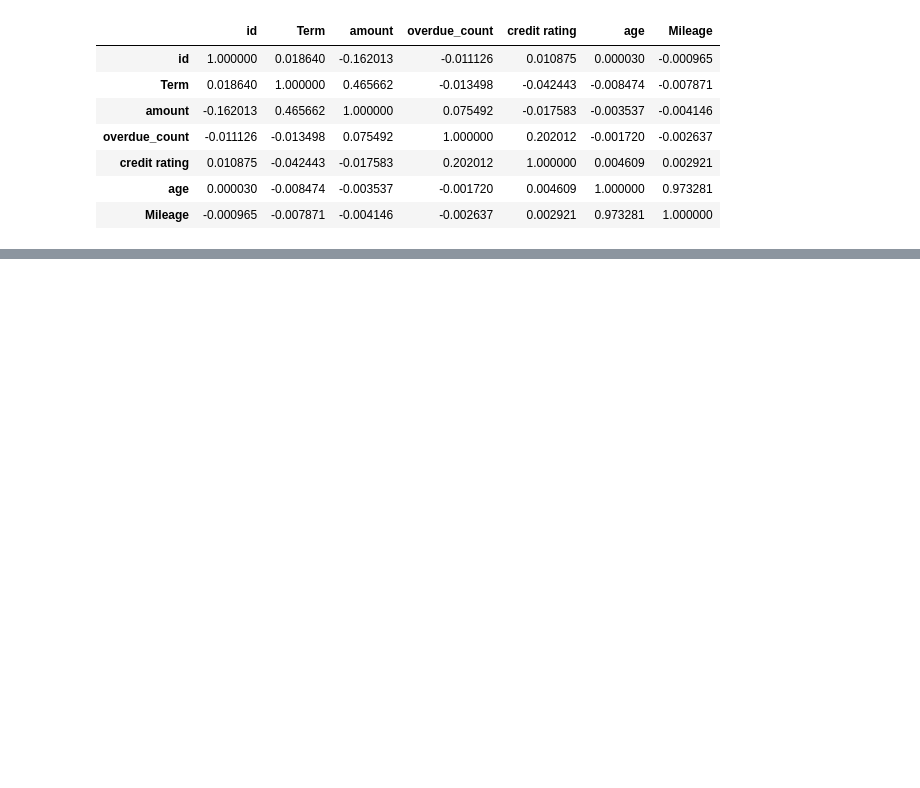
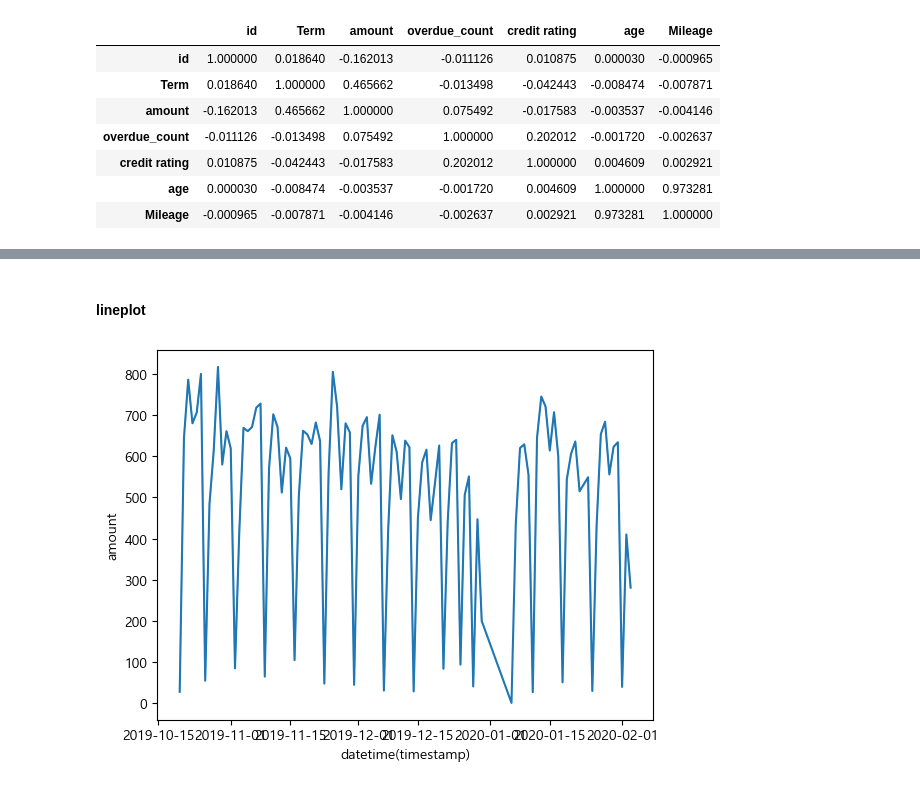
Before and after one commit to GabaeOh/study_data_analytics, a Jupyter notebook: codes/visuallizations/UsingCharts_TypeOfContractChannel.ipynb, the cells around one changed output, grey strips where cells are left out. Cells and saved outputs as stored; diff of their text form; code cells hidden in the pictures; blank space fills up the shorter version.

```diff
--- a/codes/visuallizations/UsingCharts_TypeOfContractChannel.ipynb
+++ b/codes/visuallizations/UsingCharts_TypeOfContractChannel.ipynb
@@ -310,0 +321,3 @@ df_TOCC.describe()
+# %%
+df_TOCC['datetime(timestamp)'] = pd.to_datetime(df_TOCC['datetime'])
+df_TOCC['datetime(timestamp)']
@@ -310,0 +337,10 @@ df_TOCC.describe()
+# %% [markdown]
+#### lineplot
+# %%
+# sns.lineplot(data=df_TOCC, x='datetime(timestamp)', y='amount')
+sns.lineplot(data=df_TOCC, x='datetime(timestamp)', y='amount', estimator=len)
+plt.show()
+# 날짜별로 주기적으로 0-100 사이로 떨어지는 것은 회사도 휴일이 있기 때문
+# 0이 아닌 이유는 회사는 쉬지만 인터넷 거래는 휴일과 상관없기 때문
+# %% [output]
+[figure, added]
```
Also changed, not shown: parts of 7 cells of this notebook, 2 other files.
